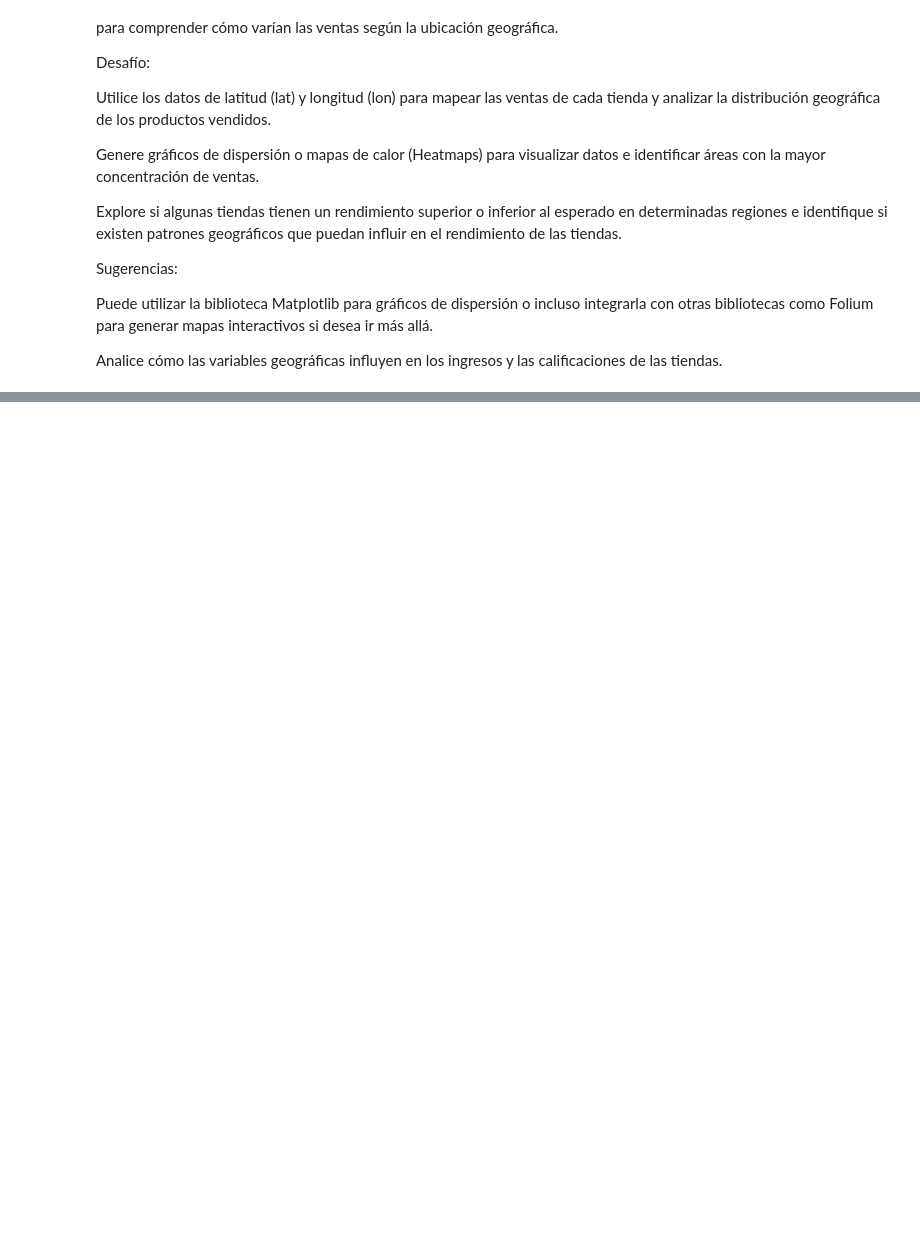
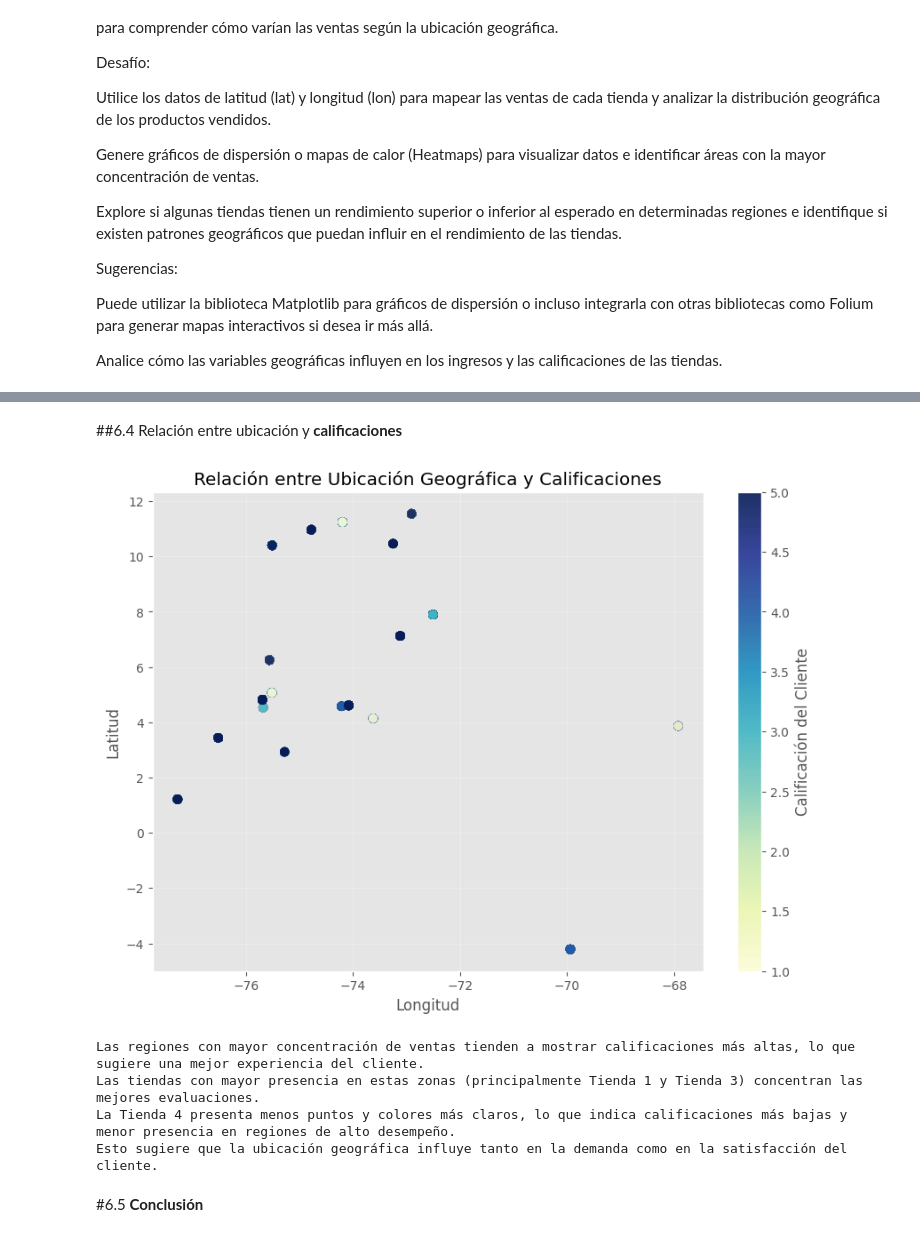
Before and after one commit to Fernando99ing/Challenge-alura-store, a Jupyter notebook: Copia_de_AluraStoreLatam.ipynb, the cells around one changed output, grey strips where cells are left out. Drawn from its saved outputs; the diff is of its cells as text; code cells hidden in the pictures; blank space fills up the shorter version.

```diff
--- a/Copia_de_AluraStoreLatam.ipynb
+++ b/Copia_de_AluraStoreLatam.ipynb
@@ -664,0 +781,35 @@ Analice cómo las variables geográficas influyen en los ingresos y las califica
+# %% [markdown]
+##6.4 Relación entre ubicación y **calificaciones**
+# %%
+
+
+plt.figure(figsize=(10,7))
+
+scatter = plt.scatter(
+    datos_geo["lon"],
+    datos_geo["lat"],
+    c=datos_geo["Calificación"],
+    cmap="YlGnBu",   # colores claros → oscuros
+    alpha=0.9,
+    s=50
+)
+
+plt.colorbar(scatter, label="Calificación del Cliente")
+plt.title("Relación entre Ubicación Geográfica y Calificaciones")
+plt.xlabel("Longitud")
+plt.ylabel("Latitud")
+plt.grid(alpha=0.3)
+
+plt.show()
+print("Las regiones con mayor concentración de ventas tienden a mostrar calificaciones más altas, lo que sugiere una mejor experiencia del cliente.")
+print('Las tiendas con mayor presencia en estas zonas (principalmente Tienda 1 y Tienda 3) concentran las mejores evaluaciones.')
+print ("La Tienda 4 presenta menos puntos y colores más claros, lo que indica calificaciones más bajas y menor presencia en regiones de alto desempeño.")
+print("Esto sugiere que la ubicación geográfica influye tanto en la demanda como en la satisfacción del cliente.")
+# %% [output]
+[figure, added]
+Las regiones con mayor concentración de ventas tienden a mostrar calificaciones más altas, lo que sugiere una mejor experiencia del cliente.
+Las tiendas con mayor presencia en estas zonas (principalmente Tienda 1 y Tienda 3) concentran las mejores evaluaciones.
+La Tienda 4 presenta menos puntos y colores más claros, lo que indica calificaciones más bajas y menor presencia en regiones de alto desempeño.
+Esto sugiere que la ubicación geográfica influye tanto en la demanda como en la satisfacción del cliente.
+# %% [markdown]
+#6.5  **Conclusión**
```
Also changed, not shown: parts of 7 cells of this notebook.
